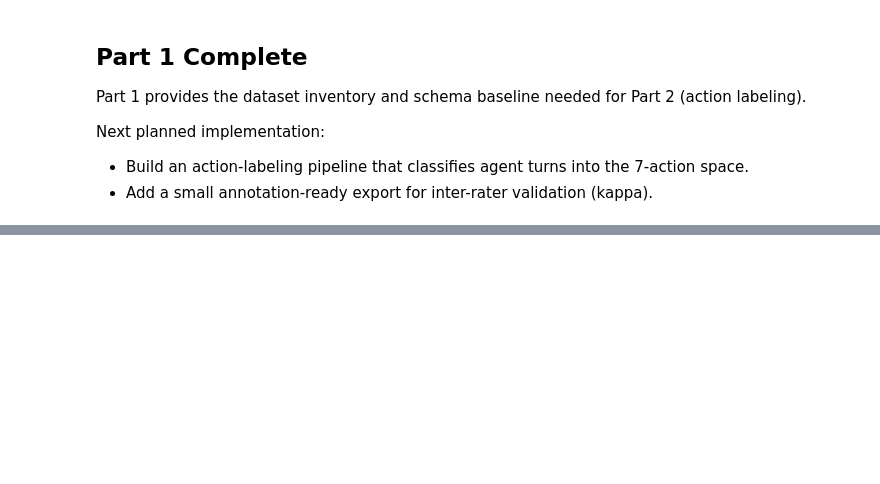
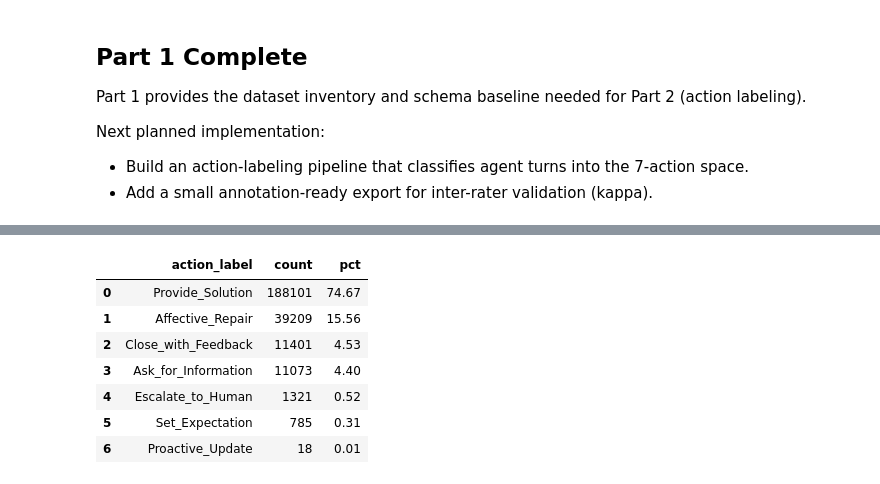
Before and after one commit to asp616848/AdaptiveBandit--Contextual-Bandits-for-Real-Time-Decision-Support-in-Customer-Service, a Jupyter notebook: Simulation/simulation_implementation_parts.ipynb, the cells around one changed output, grey strips where cells are left out. Drawn from its saved outputs; the diff is of its cells as text; code cells hidden in the pictures; blank space fills up the shorter version.

```diff
--- a/Simulation/simulation_implementation_parts.ipynb
+++ b/Simulation/simulation_implementation_parts.ipynb
@@ -504,0 +431,91 @@ Output folder:
+# %%
+full_labeled_path = PART2_DIR / "part2_agent_turns_labeled.csv"
+agent_turns_df.to_csv(full_labeled_path, index=False)
+
+np.random.seed(42)
+per_class = max(1, 200 // len(ACTION_SPACE))
+annotation_parts = []
+
+for action in ACTION_SPACE:
+    pool = agent_turns_df[agent_turns_df["action_label"] == action]
+    if pool.empty:
+        continue
+    take = min(per_class, len(pool))
+    annotation_parts.append(pool.sample(n=take, random_state=42))
+
+annotation_df = pd.concat(annotation_parts, ignore_index=True)
+
+if len(annotation_df) < 200:
+    extra_needed = 200 - len(annotation_df)
+    used_ids = set(annotation_df.index.tolist())
+    remaining = agent_turns_df.loc[~agent_turns_df.index.isin(used_ids)]
+    if len(remaining) > 0:
+        annotation_df = pd.concat(
+            [annotation_df, remaining.sample(n=min(extra_needed, len(remaining)), random_state=42)],
+            ignore_index=True,
+        )
+
+annotation_df = annotation_df.head(200).copy()
+annotation_df.insert(0, "annotation_id", [f"ann_{i:04d}" for i in range(1, len(annotation_df) + 1)])
+annotation_df["human_label"] = ""
+annotation_df["human_notes"] = ""
+
+annotation_export_cols = [
+    "annotation_id",
+    "source_file",
+    "dataset_group",
+    "agent_text",
+    "action_label",
+    "action_id",
+    "action_confidence",
+    "label_reason",
+    "human_label",
+    "human_notes",
+]
+
+annotation_path = PART2_DIR / "part2_annotation_sample_200.csv"
+annotation_df[annotation_export_cols].to_csv(annotation_path, index=False)
+
+label_dist = agent_turns_df["action_label"].value_counts().rename_axis("action_label").reset_index(name="count")
+label_dist["pct"] = (label_dist["count"] / label_dist["count"].sum() * 100).round(2)
+label_dist_path = PART2_DIR / "part2_label_distribution.csv"
+label_dist.to_csv(label_dist_path, index=False)
+
+prompt_template = {
+    "system": "You are an expert customer support analyst.",
+    "instruction": "Classify the agent utterance into exactly one of the 7 actions.",
+    "actions": ACTION_SPACE,
+    "output_format": {
+        "action_label": "string",
+        "confidence": "0.0-1.0",
+        "reasoning": "short rationale"
+    }
+}
+
+with (PART2_DIR / "part2_llm_label_prompt_template.json").open("w", encoding="utf-8") as f:
+    json.dump(prompt_template, f, indent=2)
+
+summary_rows = [
+    {"metric": "total_labeled_turns", "value": int(len(agent_turns_df))},
+    {"metric": "annotation_sample_size", "value": int(len(annotation_df))},
+    {"metric": "num_action_classes_present", "value": int(agent_turns_df["action_label"].nunique())}
+]
+
+summary_df = pd.DataFrame(summary_rows)
+summary_df.to_csv(PART2_DIR / "part2_summary_metrics.csv", index=False)
+
+display(label_dist)
+print("Saved:", full_labeled_path)
+print("Saved:", annotation_path)
+print("Saved:", label_dist_path)
+print("Saved:", PART2_DIR / "part2_summary_metrics.csv")
+print("Saved:", PART2_DIR / "part2_llm_label_prompt_template.json")
+# %% [output]
+|  | action_label | count | pct |
+| 0 | Provide_Solution | 188101 | 74.67 |
+| 1 | Affective_Repair | 39209 | 15.56 |
+| 2 | Close_with_Feedback | 11401 | 4.53 |
+| 3 | Ask_for_Information | 11073 | 4.40 |
+| 4 | Escalate_to_Human | 1321 | 0.52 |
+| 5 | Set_Expectation | 785 | 0.31 |
+| 6 | Proactive_Update | 18 | 0.01 |
```
Also changed, not shown: parts of 19 cells of this notebook, 20 other files.
